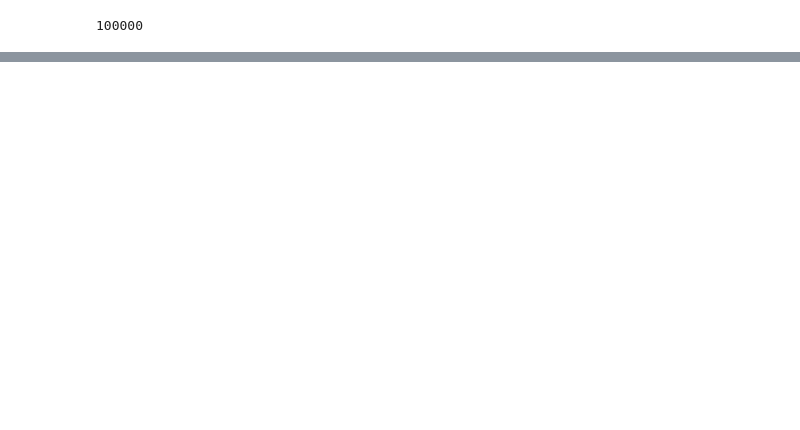
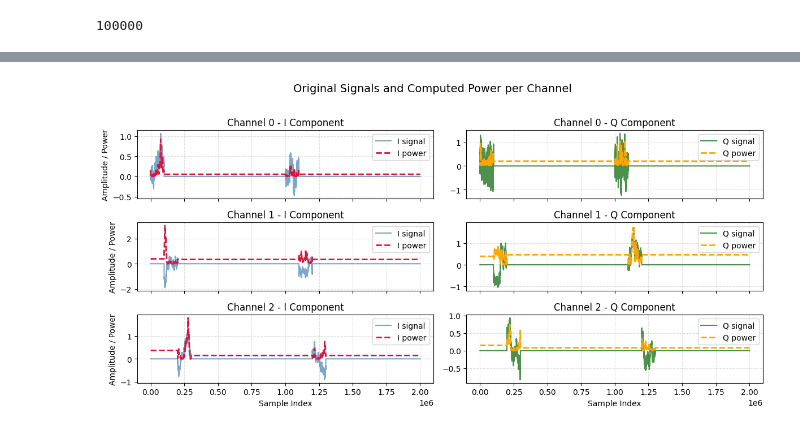
Before and after one commit to Denviser/RL-Project, a Jupyter notebook: t_coh_mab_updated.ipynb, the cells around one changed output, grey strips where cells are left out. Cells and saved outputs as stored; diff of their text form; code cells hidden in the pictures; blank space fills up the shorter version.

```diff
--- a/t_coh_mab_updated.ipynb
+++ b/t_coh_mab_updated.ipynb
@@ -592,0 +444,4 @@ plt.show()
+# %%
+plot_power_and_signals(Wifi_output_data_after_interpolation_naive, result_naive, 3)
+# %% [output]
+[figure, added]
```
Also changed, not shown: parts of 34 cells of this notebook.
